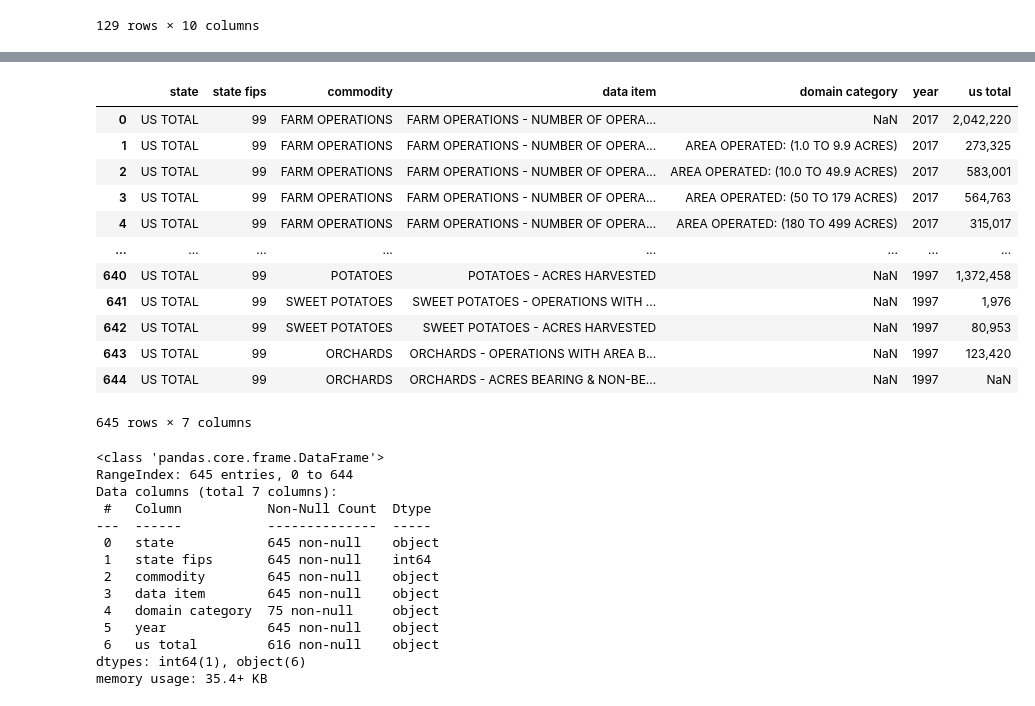
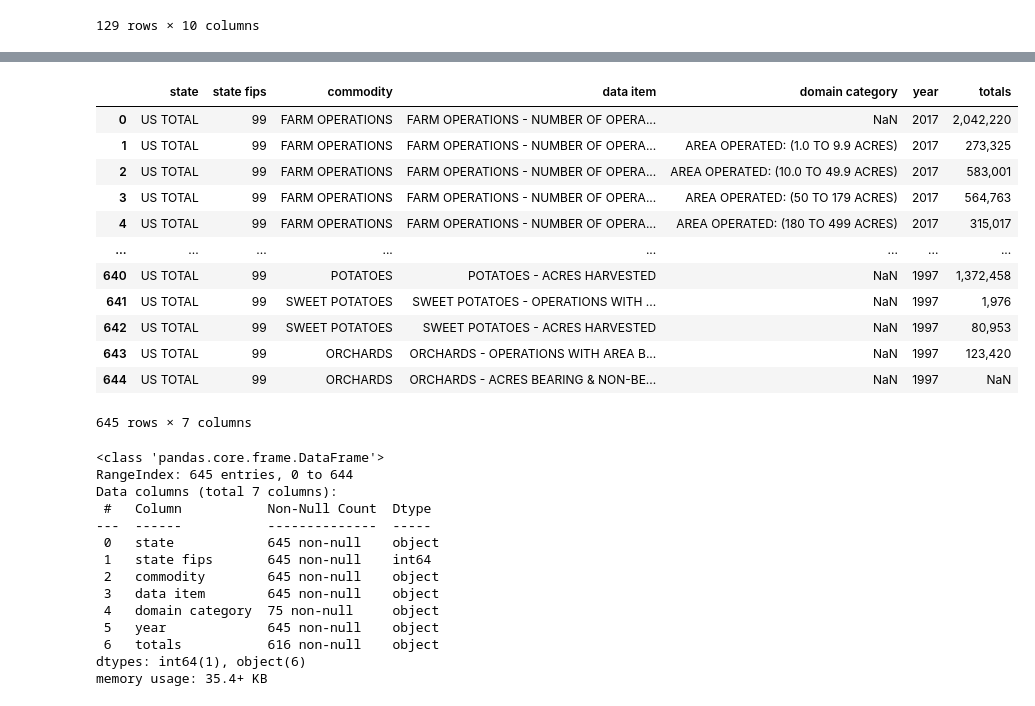
Before and after one commit to candacepedraza61/tidy-homework, a Jupyter notebook: tidy-homework.ipynb, the cells around one changed output, grey strips where cells are left out. Drawn from its saved outputs; the diff is of its cells as text; code cells hidden in the pictures.

```diff
--- a/tidy-homework.ipynb
+++ b/tidy-homework.ipynb
@@ -85,10 +85,10 @@ memory usage: 10.2+ KB
 # %%
 melted_df = df.melt(id_vars = ["state", "state fips", "commodity", "data item", "domain category"],
                    var_name = "year",
-                   value_name = "us total")
+                   value_name = "totals")
 melted_df
 # %% [output]
-|  | state | state fips | commodity | data item | domain category | year | us total |
+|  | state | state fips | commodity | data item | domain category | year | totals |
 | 0 | US TOTAL | 99 | FARM OPERATIONS | FARM OPERATIONS - NUMBER OF OPERA... | NaN | 2017 | 2,042,220 |
 | 1 | US TOTAL | 99 | FARM OPERATIONS | FARM OPERATIONS - NUMBER OF OPERA... | AREA OPERATED: (1.0 TO 9.9 ACRES) | 2017 | 273,325 |
 | 2 | US TOTAL | 99 | FARM OPERATIONS | FARM OPERATIONS - NUMBER OF OPERA... | AREA OPERATED: (10.0 TO 49.9 ACRES) | 2017 | 583,001 |
@@ -115,6 +115,6 @@ Data columns (total 7 columns):
  3   data item        645 non-null    object
  4   domain category  75 non-null     object
  5   year             645 non-null    object
- 6   us total         616 non-null    object
+ 6   totals           616 non-null    object
 dtypes: int64(1), object(6)
 memory usage: 35.4+ KB
```
Also changed, not shown: parts of 3 cells of this notebook.
